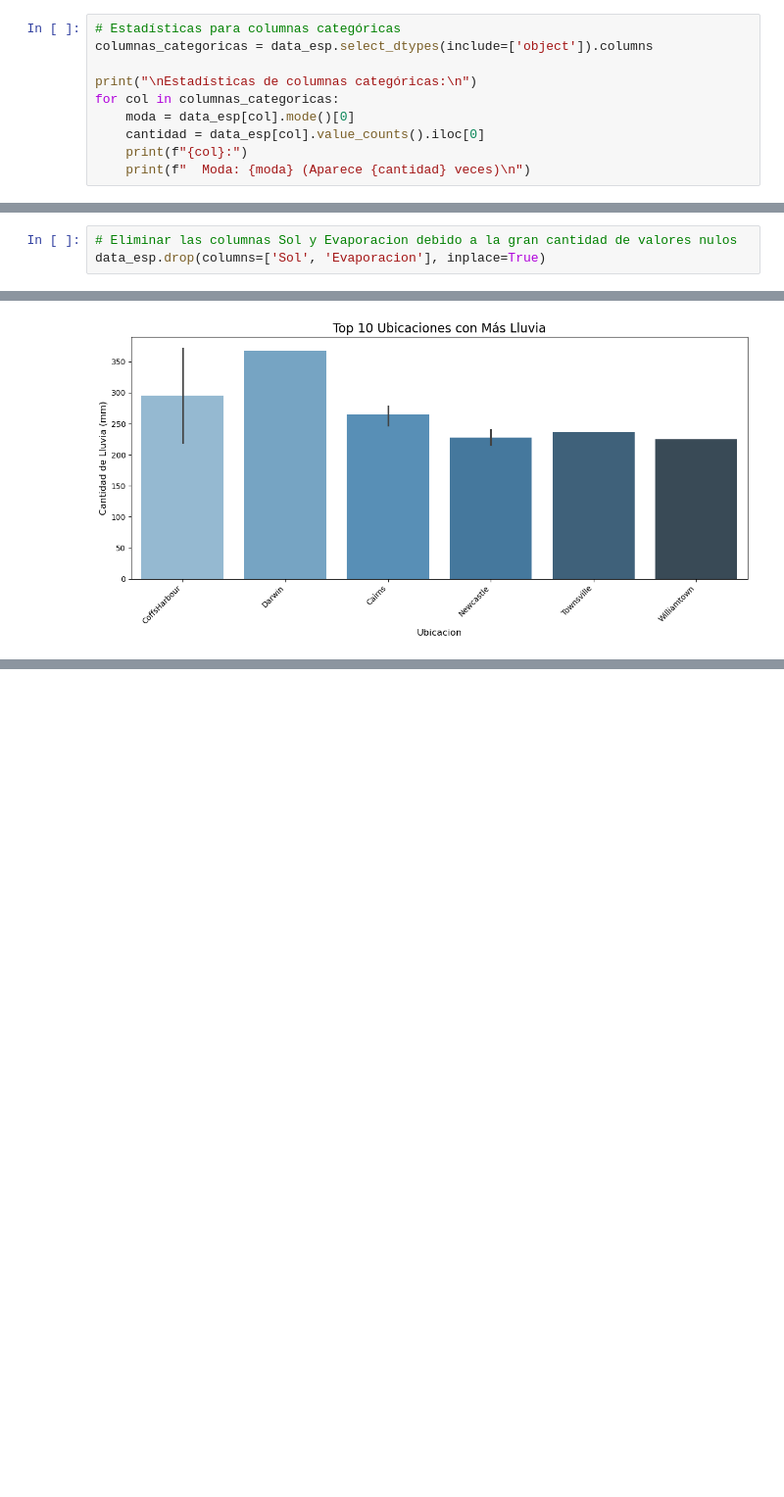
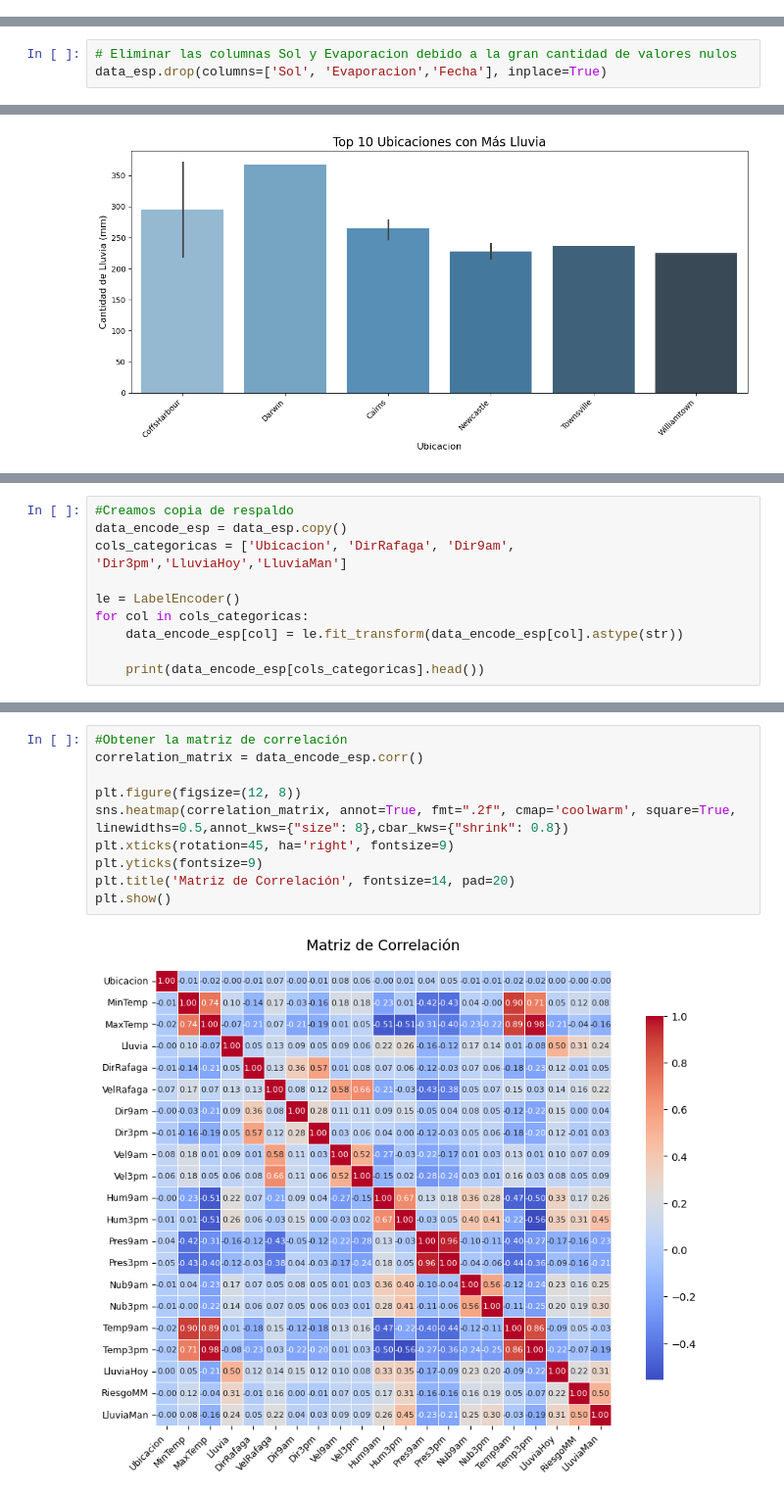
Before and after one commit to Francisco-pizarro/Mineria_datos, a Jupyter notebook: entregable_1.ipynb, the cells around one changed output, grey strips where cells are left out. Shown at 98% size. Cells and saved outputs as stored; diff of their text form; blank space fills up the shorter version.

```diff
--- a/entregable_1.ipynb
+++ b/entregable_1.ipynb
@@ -330,10 +329,0 @@ RiesgoMM:
-# %%
-# Estadísticas para columnas categóricas
-columnas_categoricas = data_esp.select_dtypes(include=['object']).columns
-
-print("\nEstadísticas de columnas categóricas:\n")
-for col in columnas_categoricas:
-    moda = data_esp[col].mode()[0]
-    cantidad = data_esp[col].value_counts().iloc[0]
-    print(f"{col}:")
-    print(f"  Moda: {moda} (Aparece {cantidad} veces)\n")
@@ -376,7 +346,7 @@ for col in columnas_moda:
         data_esp[col] = data_esp[col].fillna(data_esp[col].mode()[0])
 # %%
 # Eliminar las columnas Sol y Evaporacion debido a la gran cantidad de valores nulos
-data_esp.drop(columns=['Sol', 'Evaporacion'], inplace=True)
+data_esp.drop(columns=['Sol', 'Evaporacion','Fecha'], inplace=True)
 # %%
 print("Valores nulos por columna:")
 for feature in data_esp.columns:
@@ -471,0 +446,10 @@ plt.show()
+# %%
+#Creamos copia de respaldo
+data_encode_esp = data_esp.copy()
+cols_categoricas = ['Ubicacion', 'DirRafaga', 'Dir9am', 'Dir3pm','LluviaHoy','LluviaMan']
+
+le = LabelEncoder()
+for col in cols_categoricas:
+    data_encode_esp[col] = le.fit_transform(data_encode_esp[col].astype(str))
+
+    print(data_encode_esp[cols_categoricas].head())
@@ -471,0 +491,12 @@ plt.show()
+# %%
+#Obtener la matriz de correlación
+correlation_matrix = data_encode_esp.corr()
+
+plt.figure(figsize=(12, 8))
+sns.heatmap(correlation_matrix, annot=True, fmt=".2f", cmap='coolwarm', square=True, linewidths=0.5,annot_kws={"size": 8},cbar_kws={"shrink": 0.8})
+plt.xticks(rotation=45, ha='right', fontsize=9)
+plt.yticks(fontsize=9)
+plt.title('Matriz de Correlación', fontsize=14, pad=20)
+plt.show()
+# %% [output]
+[figure, added]
```
Also changed, not shown: parts of 10 cells of this notebook, 1 other file.
